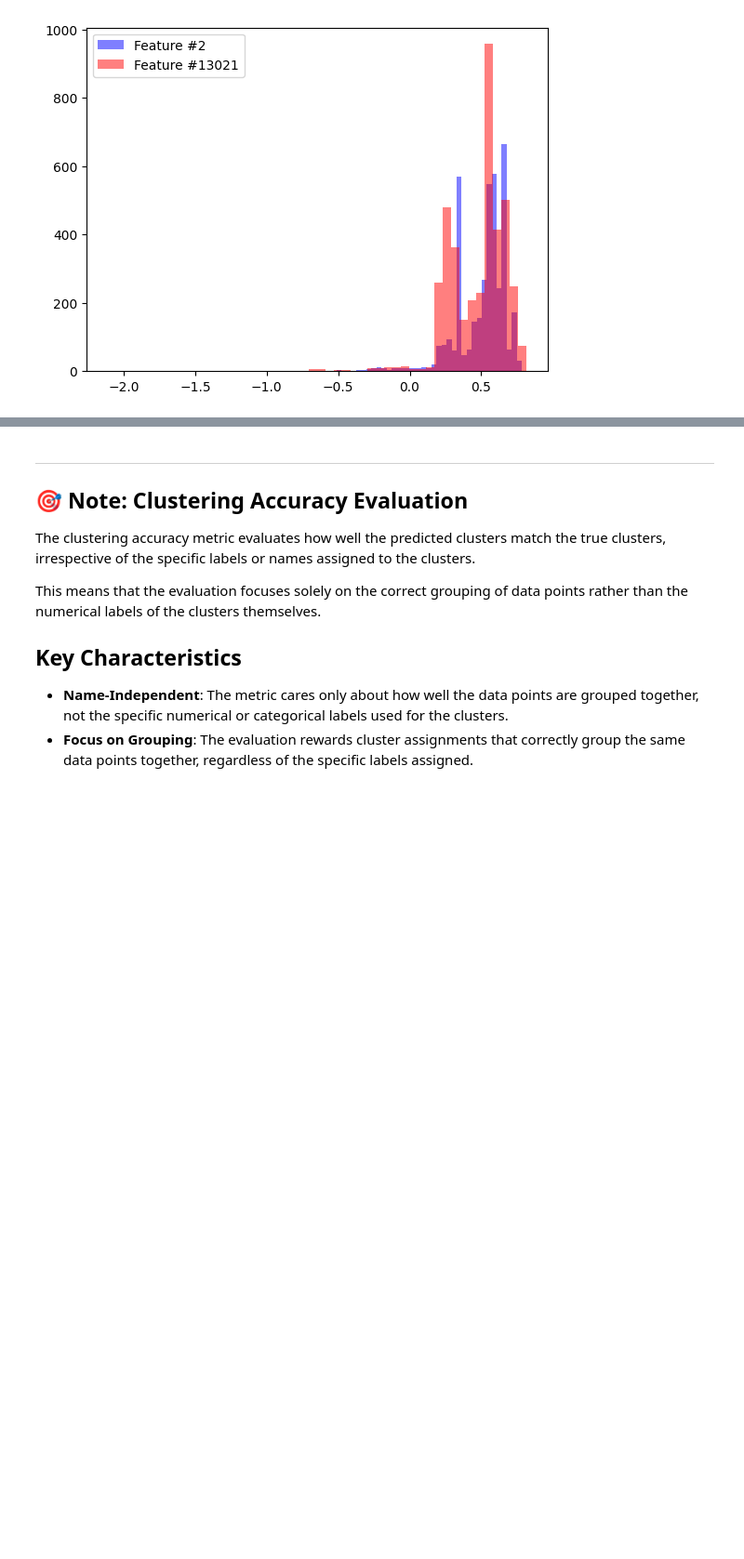
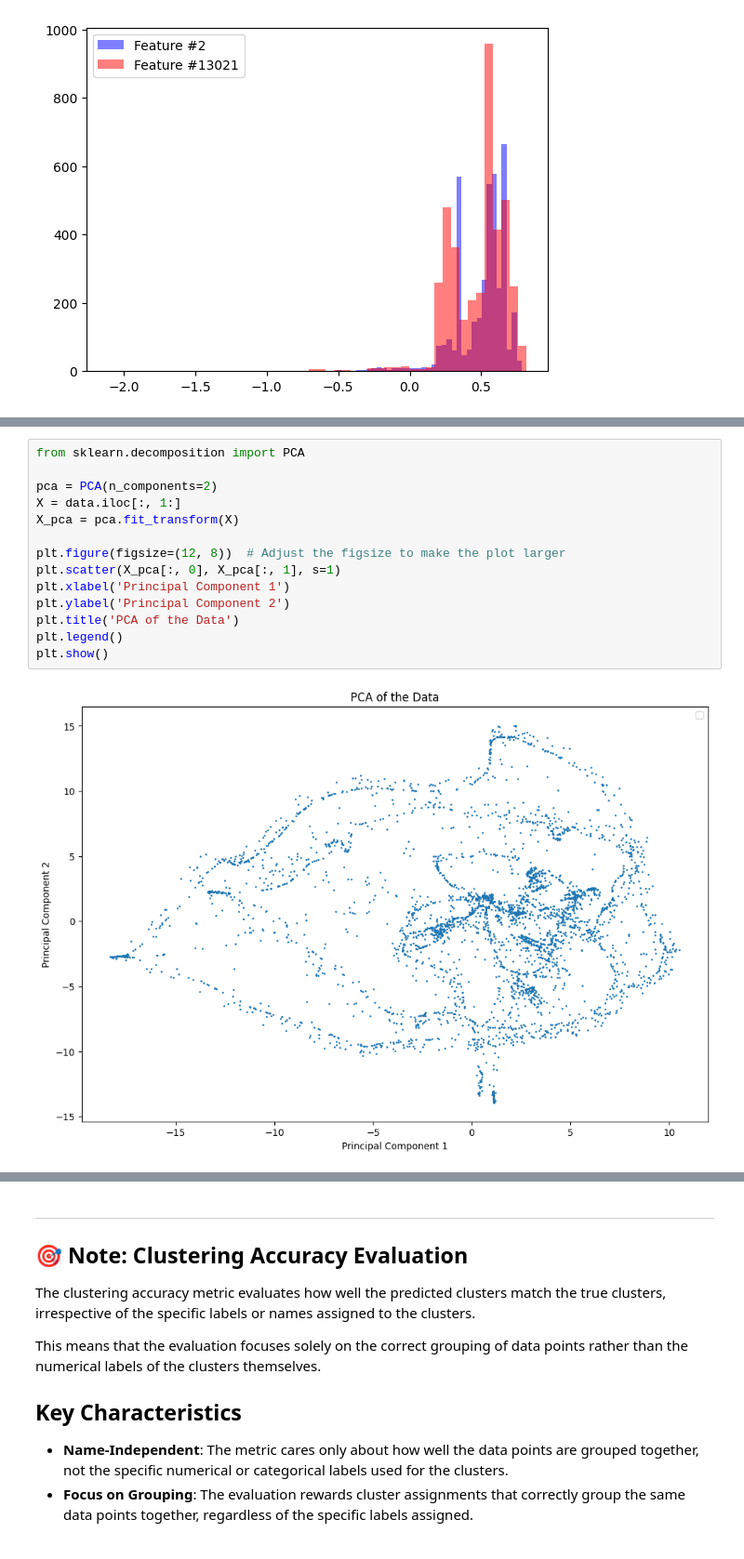
Before and after one commit to Ksund02/Machine-Learning-Project, a Jupyter notebook: Assignment2/Chapter_2.ipynb, the cells around one changed output, grey strips where cells are left out. Shown: that part at 93% size. Drawn from its saved outputs; the diff is of its cells as text; blank space fills up the shorter version.

```diff
--- a/Assignment2/Chapter_2.ipynb
+++ b/Assignment2/Chapter_2.ipynb
@@ -291,2 +365,18 @@ sample_submission
 | 3999 | 3999 | 2 |
 4000 rows × 2 columns
+# %%
+from sklearn.decomposition import PCA
+
+pca = PCA(n_components=2)
+X = data.iloc[:, 1:]
+X_pca = pca.fit_transform(X)
+
+plt.figure(figsize=(12, 8))  # Adjust the figsize to make the plot larger
+plt.scatter(X_pca[:, 0], X_pca[:, 1], s=1)
+plt.xlabel('Principal Component 1')
+plt.ylabel('Principal Component 2')
+plt.title('PCA of the Data')
+plt.legend()
+plt.show()
+# %% [output]
+[figure, added]
```
Also changed, not shown: parts of 11 cells of this notebook, 1 other file.
